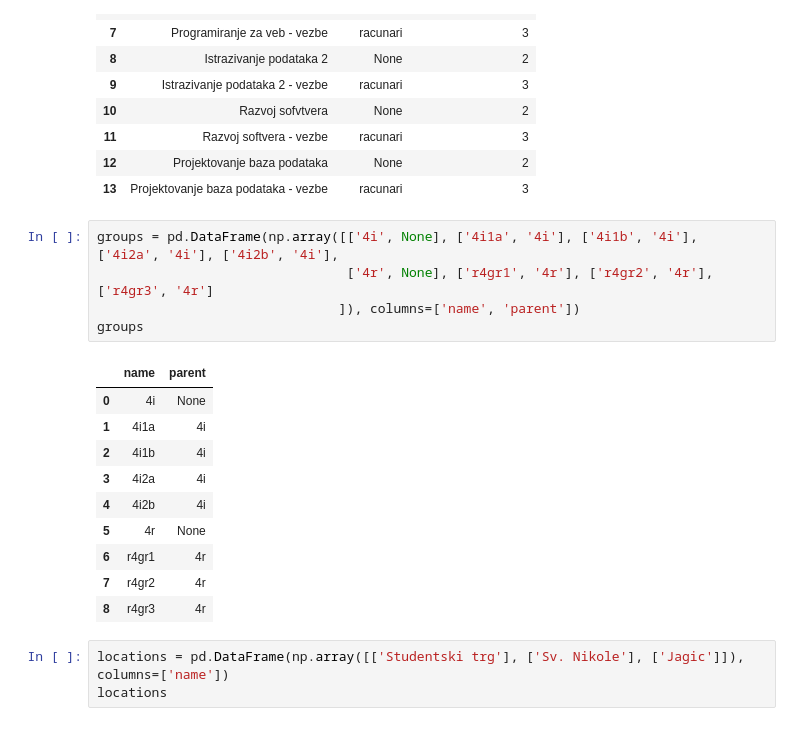
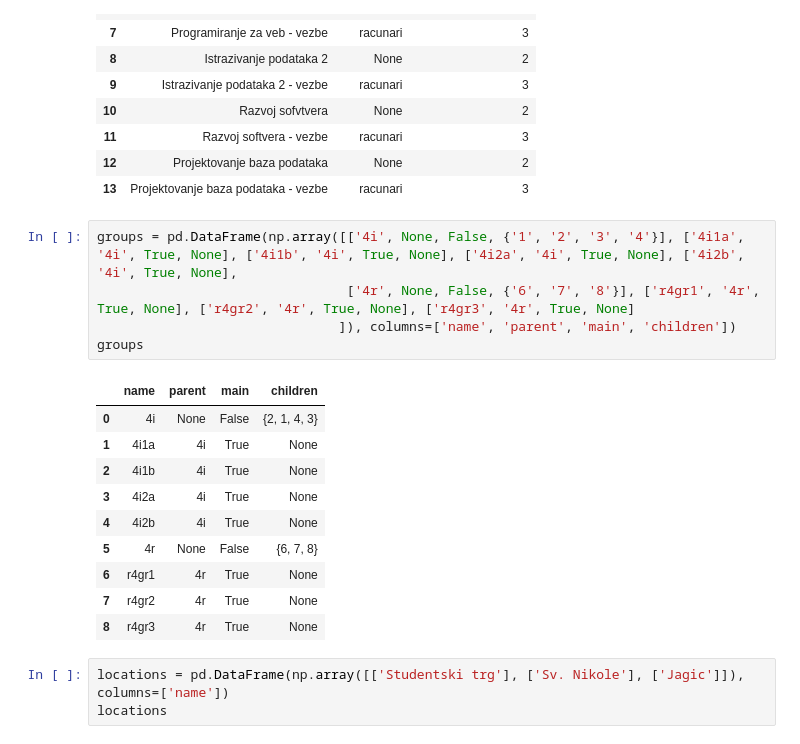
Before and after one commit to PetarZecevic97/automatic-timetable-generation, a Jupyter notebook: timetable_algorithm.ipynb, the cells around one changed output. Cells and saved outputs as stored; diff of their text form.

Commit message:
prepare data

```diff
--- a/timetable_algorithm.ipynb
+++ b/timetable_algorithm.ipynb
@@ -52,21 +52,21 @@ classes
 | 12 | Projektovanje baza podataka | None | 2 |
 | 13 | Projektovanje baza podataka - vezbe | racunari | 3 |
 # %%
-groups = pd.DataFrame(np.array([['4i', None], ['4i1a', '4i'], ['4i1b', '4i'], ['4i2a', '4i'], ['4i2b', '4i'],
-                                ['4r', None], ['r4gr1', '4r'], ['r4gr2', '4r'], ['r4gr3', '4r']
-                               ]), columns=['name', 'parent'])
+groups = pd.DataFrame(np.array([['4i', None, False, {'1', '2', '3', '4'}], ['4i1a', '4i', True, None], ['4i1b', '4i', True, None], ['4i2a', '4i', True, None], ['4i2b', '4i', True, None],
+                                ['4r', None, False, {'6', '7', '8'}], ['r4gr1', '4r', True, None], ['r4gr2', '4r', True, None], ['r4gr3', '4r', True, None]
+                               ]), columns=['name', 'parent', 'main', 'children'])
 groups
 # %% [output]
-|  | name | parent |
-| 0 | 4i | None |
-| 1 | 4i1a | 4i |
-| 2 | 4i1b | 4i |
-| 3 | 4i2a | 4i |
-| 4 | 4i2b | 4i |
-| 5 | 4r | None |
-| 6 | r4gr1 | 4r |
-| 7 | r4gr2 | 4r |
-| 8 | r4gr3 | 4r |
+|  | name | parent | main | children |
+| 0 | 4i | None | False | {2, 1, 4, 3} |
+| 1 | 4i1a | 4i | True | None |
+| 2 | 4i1b | 4i | True | None |
+| 3 | 4i2a | 4i | True | None |
+| 4 | 4i2b | 4i | True | None |
+| 5 | 4r | None | False | {6, 7, 8} |
+| 6 | r4gr1 | 4r | True | None |
+| 7 | r4gr2 | 4r | True | None |
+| 8 | r4gr3 | 4r | True | None |
 # %%
 locations = pd.DataFrame(np.array([['Studentski trg'], ['Sv. Nikole'], ['Jagic']]), columns=['name'])
 locations
```
Also changed, not shown: parts of 31 cells of this notebook, 1 other file.
